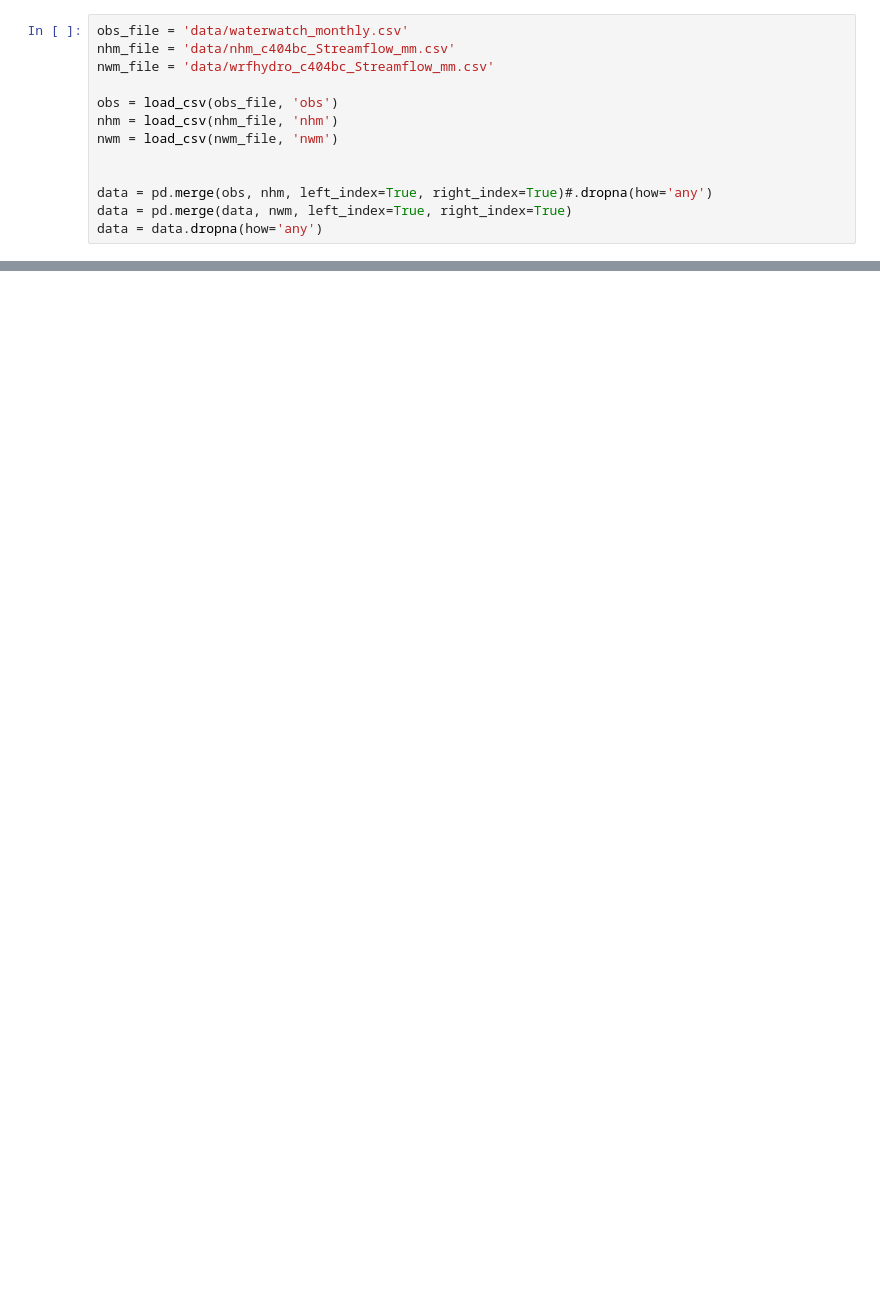
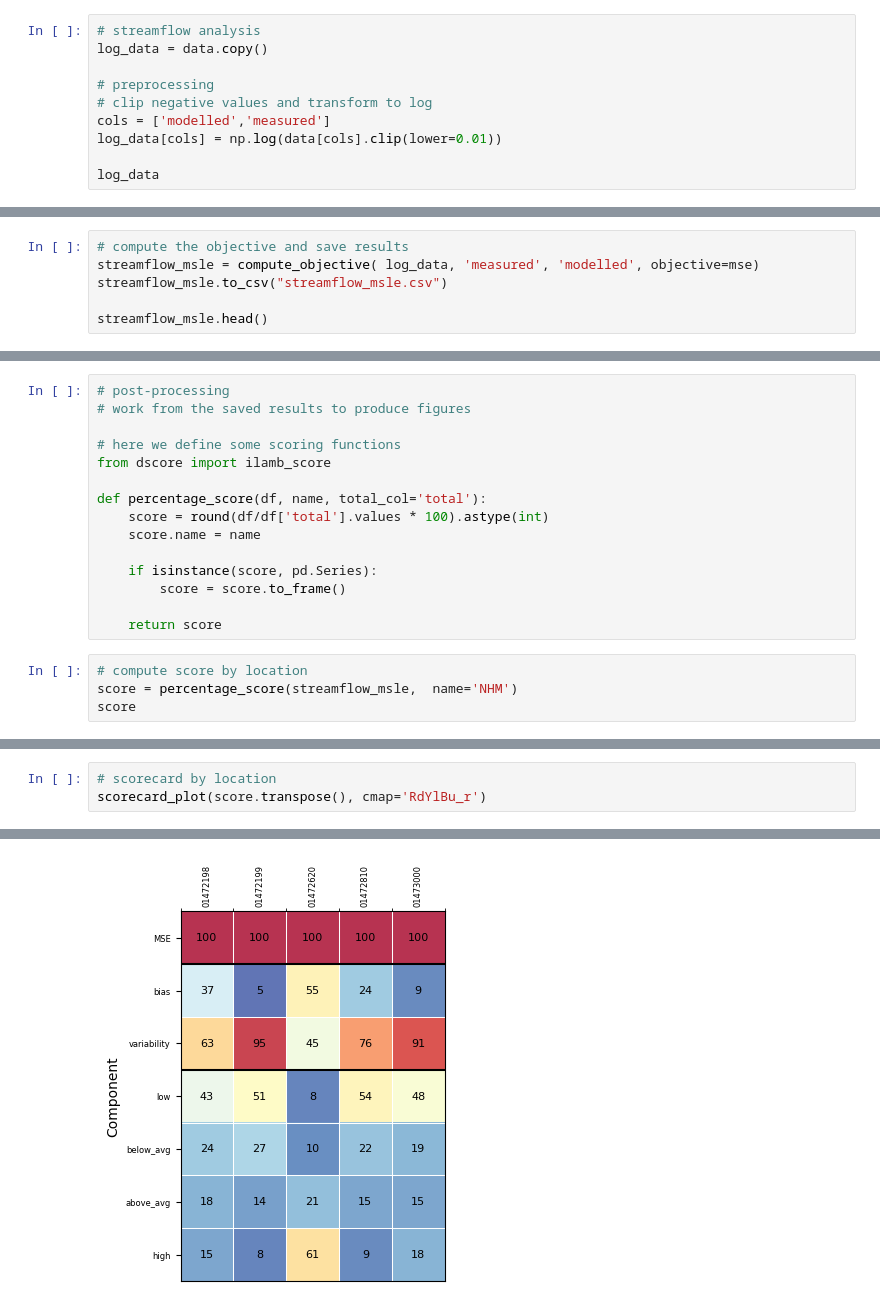
Before and after one commit to ahaj/nhm_pestpp_20240510, a Jupyter notebook: notebooks/dscore-demo.ipynb, the cells around one changed output, grey strips where cells are left out. Saved outputs shown, nothing was run; the diff lists cells and outputs as text; blank space fills up the shorter version.

Commit message:
Minimal dscore demo

```diff
--- a/notebooks/dscore-demo.ipynb
+++ b/notebooks/dscore-demo.ipynb
@@ -54,13 +60,10 @@ def load_csv(filename, dataset_name):
 # %%
-obs_file = 'data/waterwatch_monthly.csv'
-nhm_file = 'data/nhm_c404bc_Streamflow_mm.csv'
-nwm_file = 'data/wrfhydro_c404bc_Streamflow_mm.csv'
+# streamflow analysis
+log_data = data.copy()
 
-obs = load_csv(obs_file, 'obs')
-nhm = load_csv(nhm_file, 'nhm')
-nwm = load_csv(nwm_file, 'nwm')
+# preprocessing
+# clip negative values and transform to log
+cols = ['modelled','measured']
+log_data[cols] = np.log(data[cols].clip(lower=0.01))
 
-
-data = pd.merge(obs, nhm, left_index=True, right_index=True)#.dropna(how='any')
-data = pd.merge(data, nwm, left_index=True, right_index=True)
-data = data.dropna(how='any')
+log_data
@@ -66,0 +84,6 @@ data = data.dropna(how='any')
+# %%
+# compute the objective and save results
+streamflow_msle = compute_objective( log_data, 'measured', 'modelled', objective=mse)
+streamflow_msle.to_csv("streamflow_msle.csv")
+
+streamflow_msle.head()
@@ -66,0 +99,19 @@ data = data.dropna(how='any')
+# %%
+# post-processing
+# work from the saved results to produce figures
+
+# here we define some scoring functions
+from dscore import ilamb_score
+
+def percentage_score(df, name, total_col='total'):
+    score = round(df/df['total'].values * 100).astype(int)
+    score.name = name
+
+    if isinstance(score, pd.Series):
+        score = score.to_frame()
+
+    return score
+# %%
+# compute score by location
+score = percentage_score(streamflow_msle,  name='NHM')
+score
@@ -66,0 +127,4 @@ data = data.dropna(how='any')
+# %%
+# scorecard by location
+scorecard_plot(score.transpose(), cmap='RdYlBu_r')
+# %% [output]
@@ -66,0 +132 @@ data = data.dropna(how='any')
+[figure, added]
```
Also changed, not shown: parts of 21 cells of this notebook, 1 other file.
